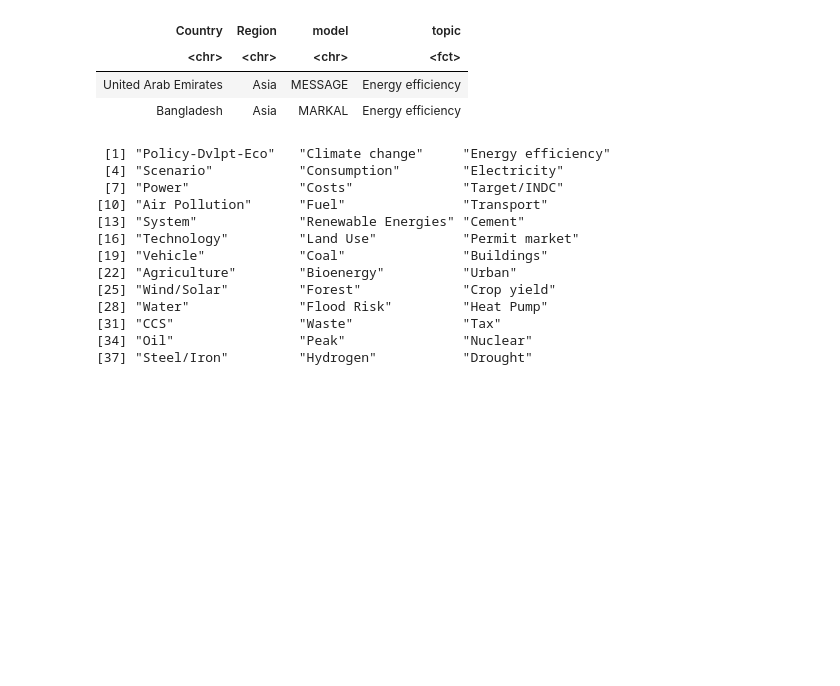
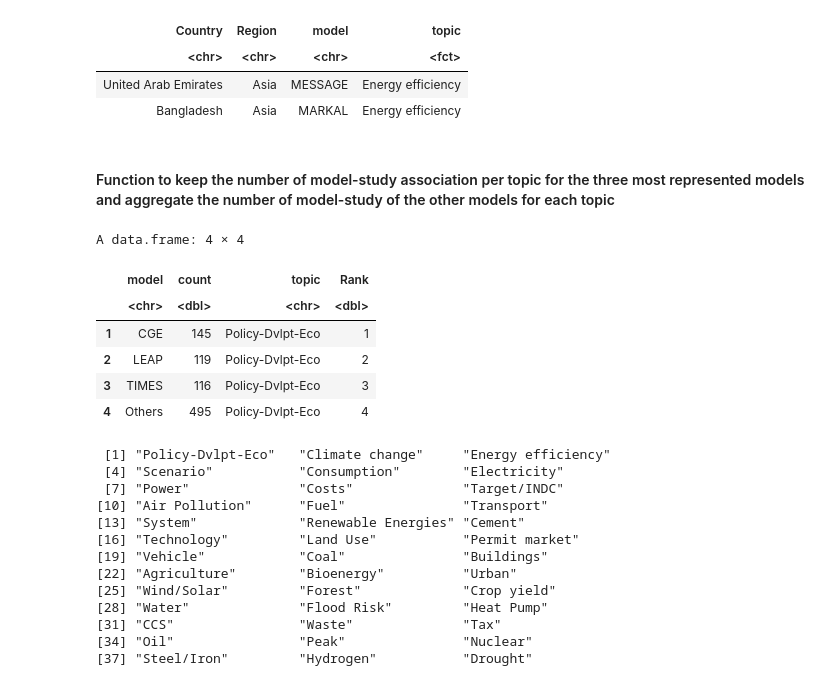
Before and after one commit to ClaireLepault/Mapping-country-mitig-pathways, a Jupyter notebook: 6_Figures/R_Fig_SI9-10_Histos_models_topics.ipynb, the cells around one changed output. Drawn from its saved outputs; the diff is of its cells as text; code cells hidden in the pictures; blank space fills up the shorter version.

```diff
--- a/6_Figures/R_Fig_SI9-10_Histos_models_topics.ipynb
+++ b/6_Figures/R_Fig_SI9-10_Histos_models_topics.ipynb
@@ -123,8 +123,10 @@ A tibble: 2 × 4
 | <chr> | <chr> | <chr> | <fct> |
 | United Arab Emirates | Asia | MESSAGE | Energy efficiency |
 | Bangladesh | Asia | MARKAL | Energy efficiency |
+# %% [markdown]
+#### Function to keep the number of model-study association per topic for the three most represented models and aggregate the number of model-study of the other models  for each topic
 # %%
-plot_topic <- function(topic_name) {
+top3models_others_topic <- function(topic_name) {
     df_topic <- df_ga %>%
                 filter(topic == topic_name)%>%
                 dplyr::group_by(model)%>%
@@ -185,3 +187,13 @@ plot39 <- plot_topic(topics_list[39])
+# %%
+plot1
+# %% [output]
+A data.frame: 4 × 4
+|  | model | count | topic | Rank |
+|  | <chr> | <dbl> | <chr> | <dbl> |
+| 1 | CGE | 145 | Policy-Dvlpt-Eco | 1 |
+| 2 | LEAP | 119 | Policy-Dvlpt-Eco | 2 |
+| 3 | TIMES | 116 | Policy-Dvlpt-Eco | 3 |
+| 4 | Others | 495 | Policy-Dvlpt-Eco | 4 |
 # %%
 df_tot <- rbind(plot1,plot2, plot3, plot4, plot5, plot6, plot7, plot8, plot9, plot10,
                 plot11,plot12, plot13, plot14, plot15, plot16, plot17, plot18, plot19, plot20,
```
Also changed, not shown: parts of 6 cells of this notebook, 5 other files.
